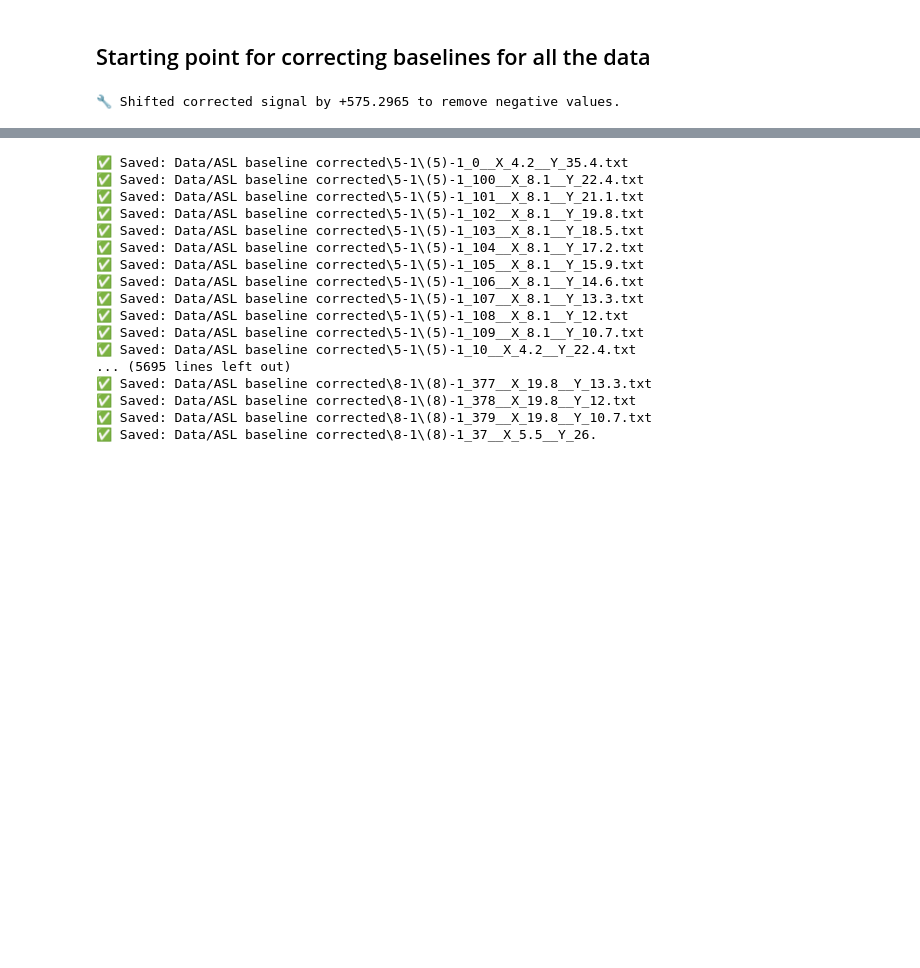
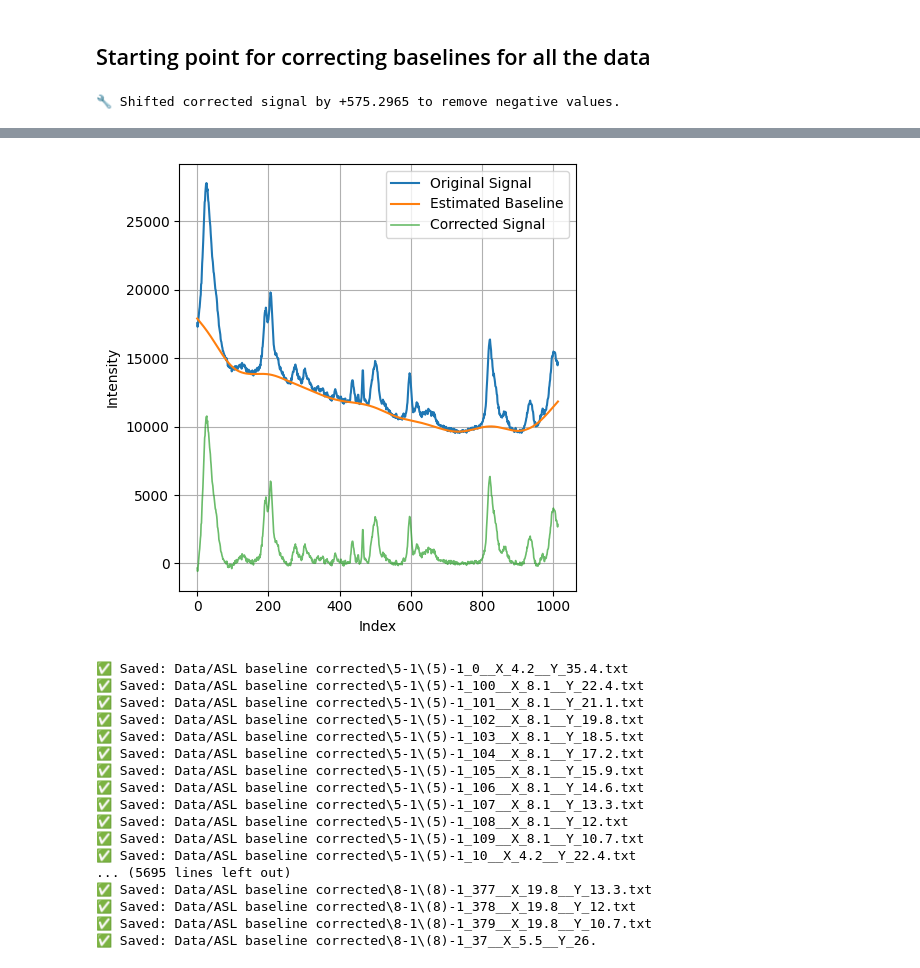
Before and after one commit to iremtopsakal/DI504-Raman-project, a Jupyter notebook: preprocessing.ipynb, the cells around one changed output, grey strips where cells are left out. Saved outputs shown, nothing was run; the diff lists cells and outputs as text; code cells hidden in the pictures; blank space fills up the shorter version.

```diff
--- a/preprocessing.ipynb
+++ b/preprocessing.ipynb
@@ -709,10 +708,10 @@ def baseline_als_simple(y, lam=1e6, p=0.01, niter=10, show_plot=True, correct_ne
         plt.plot(y, label="Original Signal", linewidth=1.5)
         plt.plot(z, label="Estimated Baseline", linewidth=1.5)
         plt.plot(corrected, label="Corrected Signal", linewidth=1.2, alpha=0.7)
-        if shift_amount > 0:
-            plt.plot(corrected_shifted, label="Corrected (Shifted ≥ 0)", linewidth=1.2, linestyle='--', alpha=0.8)
+        # if shift_amount > 0:
+        #     plt.plot(corrected_shifted, label="Corrected (Shifted ≥ 0)", linewidth=1.2, linestyle='--', alpha=0.8)
         plt.legend()
-        plt.title("ALS Baseline Correction")
+        # plt.title("ALS Baseline Correction")
         plt.xlabel("Index")
         plt.ylabel("Intensity")
         plt.grid(True)
@@ -730,3 +728,4 @@ corrected, baseline = baseline_als_simple(y, lam=1e5, p=0.01, niter=10, show_plo
+[figure, added]
 # %%
 import os
 import numpy as np
```
Also changed, not shown: parts of 4 cells of this notebook, 6 other files.
